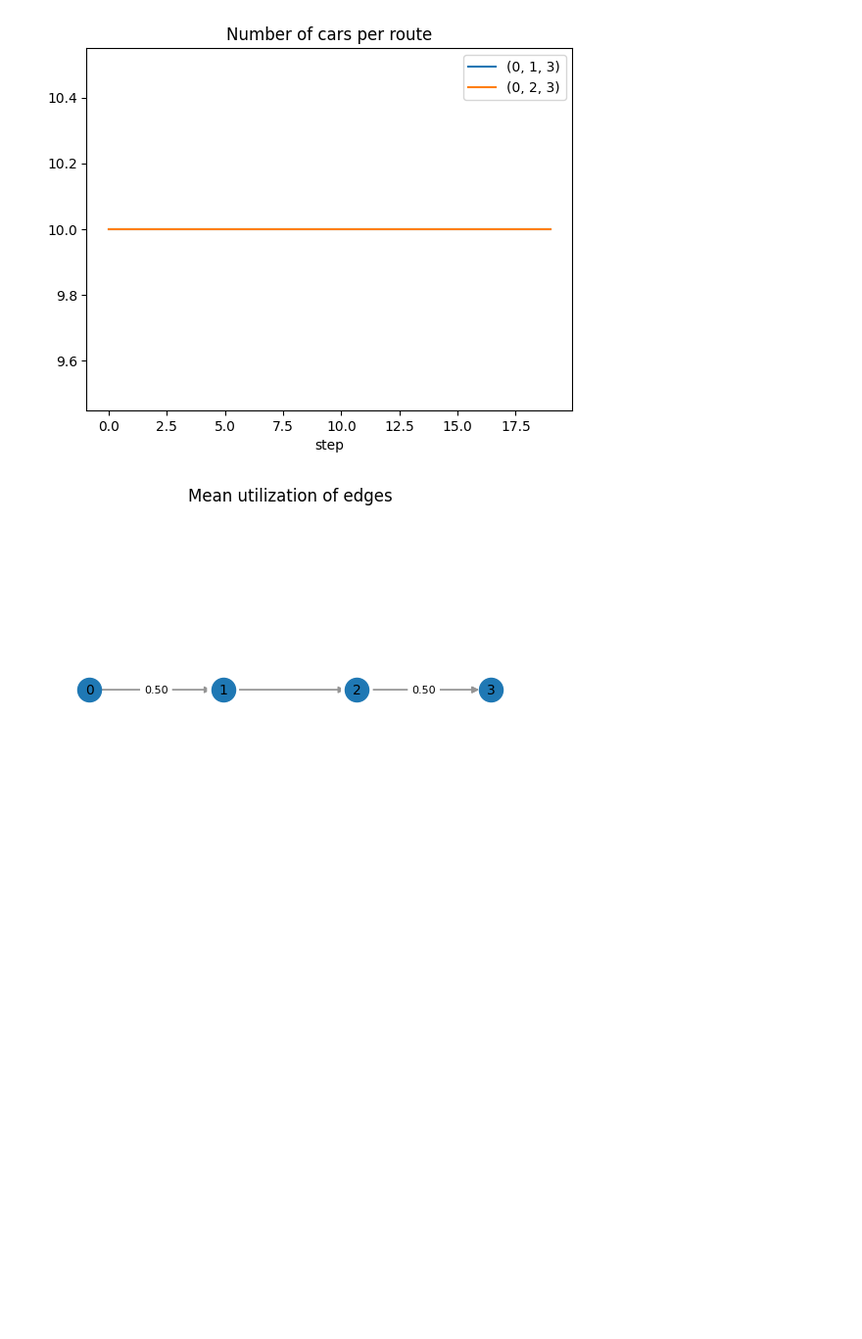
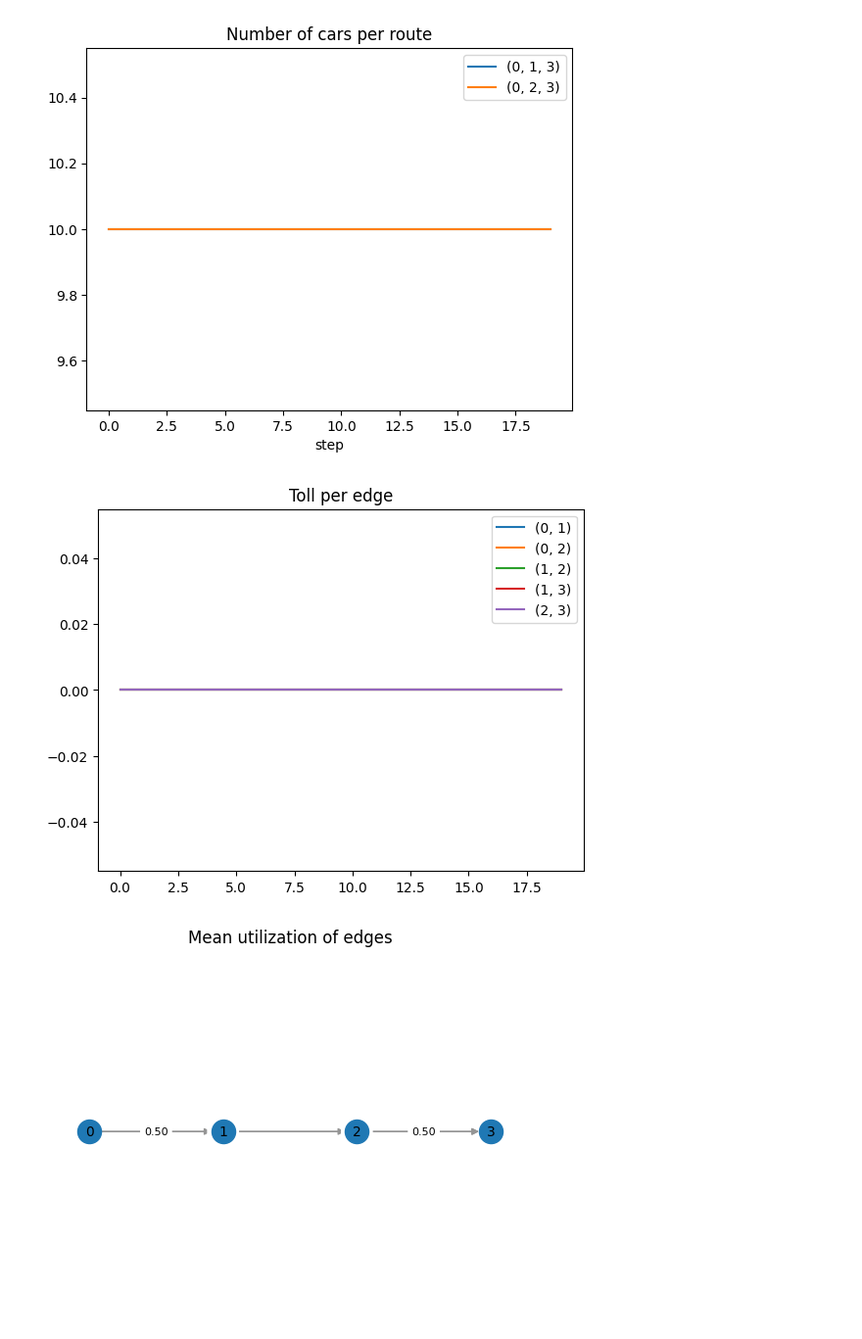
Before and after one commit to michoest/aamas-2024, a Jupyter notebook: src/traffic/v2/single_step.ipynb, the cells around one changed output. Shown at 98% size. Saved outputs shown, nothing was run; the diff lists cells and outputs as text; code cells hidden in the pictures; blank space fills up the shorter version.

```diff
--- a/src/traffic/v2/single_step.ipynb
+++ b/src/traffic/v2/single_step.ipynb
@@ -69,6 +38,10 @@ plot_cars_per_edge(car_stats)
 plot_cars_per_route(car_stats)
 # %% [output]
 [figure]
+# %%
+plot_toll_per_edge(step_stats)
+# %% [output]
+[figure, added]
 # %%
 draw_edge_utilization(model, car_stats)
 # %% [output]
```
Also changed, not shown: parts of 9 cells of this notebook, 2 other files.
